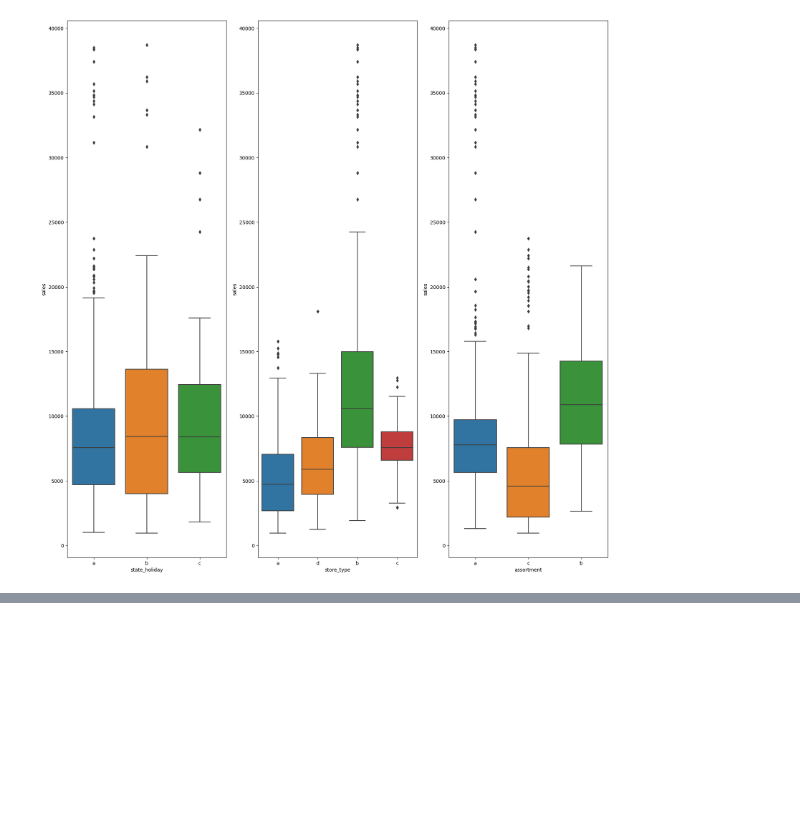
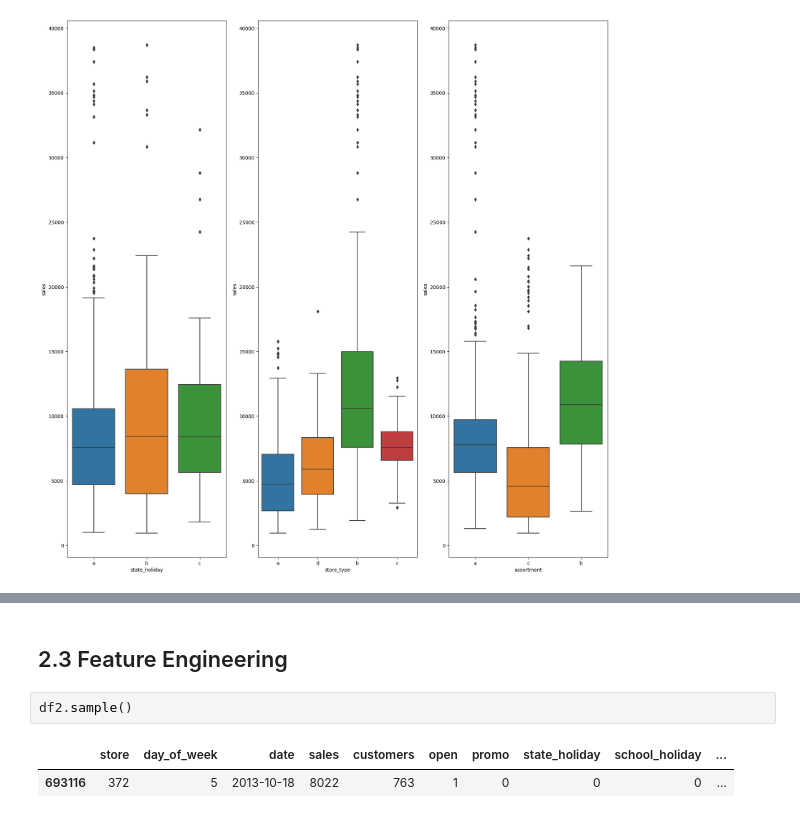
Before and after one commit to alexandrerod/rossmann_sales, a Jupyter notebook: store_sales.ipynb, the cells around one changed output, grey strips where cells are left out. Cells and saved outputs as stored; diff of their text form; blank space fills up the shorter version.

```diff
--- a/store_sales.ipynb
+++ b/store_sales.ipynb
@@ -349,0 +437,7 @@ sns.boxplot(x='assortment', y='sales', data=aux)
+# %% [markdown]
+## 2.3 Feature Engineering
+# %%
+df2.sample()
+# %% [output]
+|  | store | day_of_week | date | sales | customers | open | promo | state_holiday | school_holiday | ... |
+| 693116 | 372 | 5 | 2013-10-18 | 8022 | 763 | 1 | 0 | 0 | 0 | ... |
```
Also changed, not shown: parts of 20 cells of this notebook, 1 other file.
